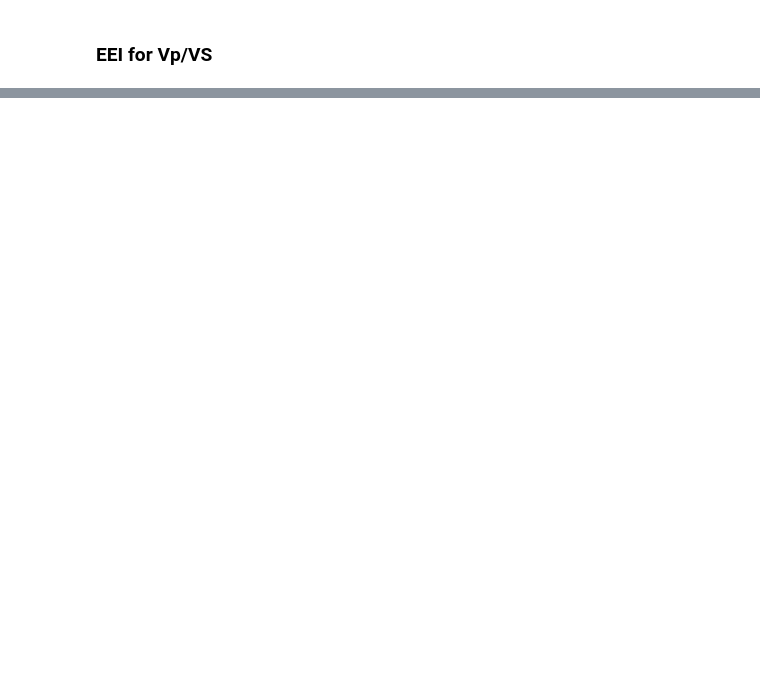
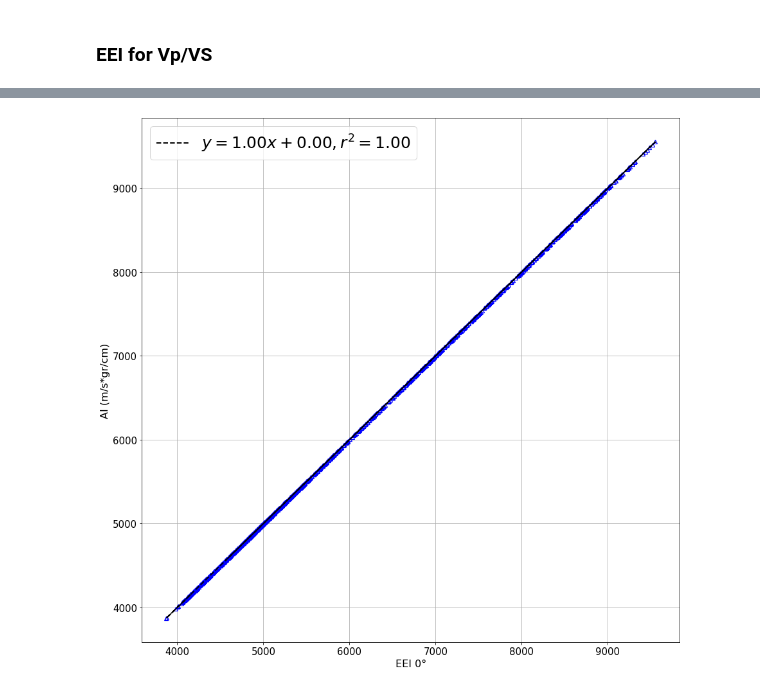
Before and after one commit to SWahidatulhusna/EEI-UrsenbachStewart, a Jupyter notebook: EEIcalc.ipynb, the cells around one changed output, grey strips where cells are left out. Saved outputs shown, nothing was run; the diff lists cells and outputs as text; code cells hidden in the pictures; blank space fills up the shorter version.

```diff
--- a/EEIcalc.ipynb
+++ b/EEIcalc.ipynb
@@ -195,0 +209,8 @@ plt.xlim(-100,100)
+# %%
+EEIdisplay= EEIdata
+EEIdisplay['Depth']=logInterval['DEPTH']
+EEIdisplay['AI']=logInterval['P-Impedance']
+EEIdisplay['SI']=logInterval['S-Impedance']
+EEIdisplay['LR']=abs(logInterval['Lambda-Rho'])
+EEIdisplay['MR']=logInterval['Mu-Rho']
+EEIdisplay['VpVs']=logInterval['VpVs']
@@ -195,0 +341,20 @@ plt.xlim(-100,100)
+# %%
+EEIdisplay=EEIdisplay.dropna()
+# %%
+def LIP(x,y,xlab,ylab):
+    m,c,r,p,se1=stats.linregress(x,y)
+    fig=plt.figure(figsize=(15,15))
+    cm1lab="$"+('y=%2.2fx+%2.2f, r^2=%1.2f'%(m,c,r**2))+"$";
+    plt.plot(x,y,'^',mfc='none',mec='b',mew=1.2)
+    plt.plot(x, m*x+c,'k--',linewidth=2,label=cm1lab)
+    plt.ylabel(ylab,fontsize=16)
+    plt.xlabel(xlab,fontsize=16)
+    plt.legend( loc='upper left',fontsize=25)
+    plt.grid()
+    return(fig)
+#### CALL THE FUNCTION TO GET THE FIGURE
+LIP(EEIdisplay['0'], EEIdisplay['AI'],"EEI 0°","AI (m/s*gr/cm)")
+####
+plt.show()
+# %% [output]
+[figure, added]
```
Also changed, not shown: parts of 12 cells of this notebook.
